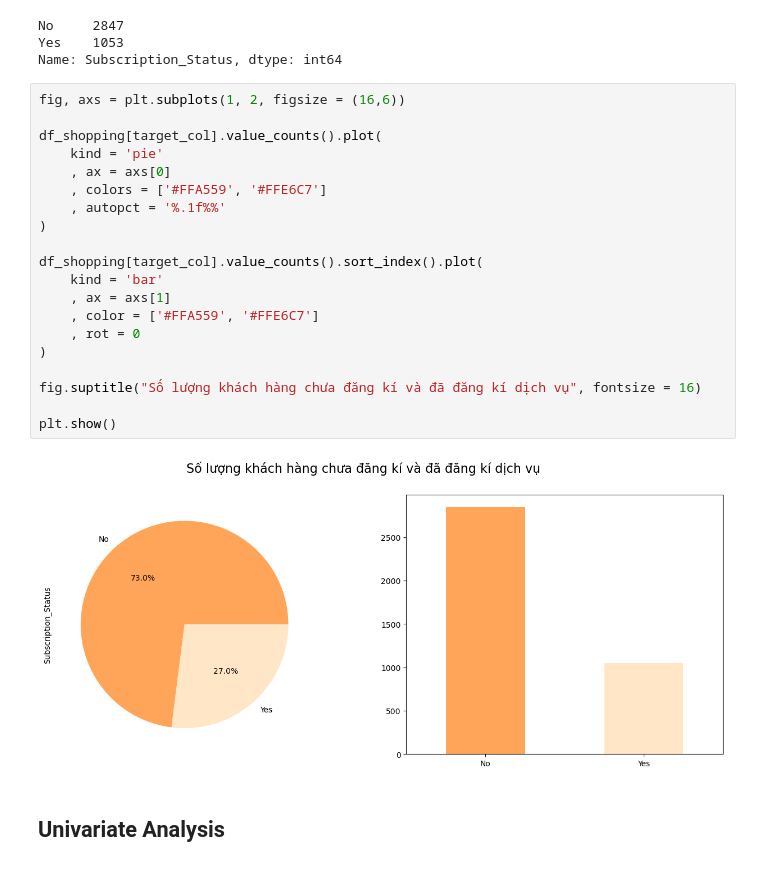
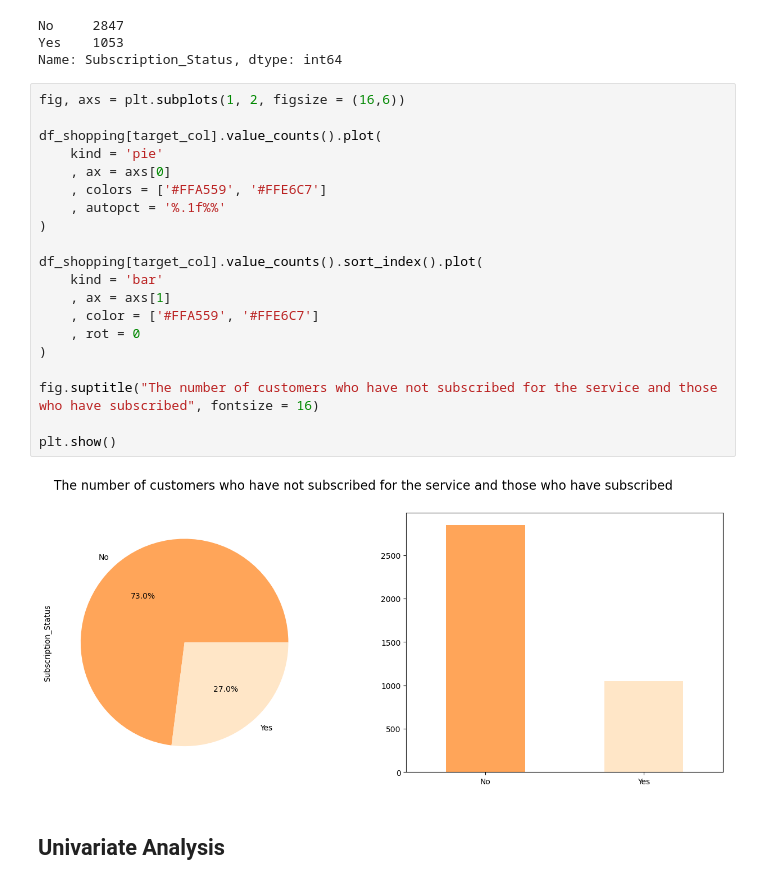
Before and after one commit to dieulinhng/Customer-Subscription-Prediction, a Jupyter notebook: shopping.ipynb, the cells around one changed output. Cells and saved outputs as stored; diff of their text form.

```diff
--- a/shopping.ipynb
+++ b/shopping.ipynb
@@ -250,25 +255,25 @@ Name: Subscription_Status, dtype: int64
 # %%
 fig, axs = plt.subplots(1, 2, figsize = (16,6))
 
 df_shopping[target_col].value_counts().plot(
     kind = 'pie'
     , ax = axs[0]
     , colors = ['#FFA559', '#FFE6C7']
     , autopct = '%.1f%%'
 )
 
 df_shopping[target_col].value_counts().sort_index().plot(
     kind = 'bar'
     , ax = axs[1]
     , color = ['#FFA559', '#FFE6C7']
     , rot = 0
 )
 
-fig.suptitle("Số lượng khách hàng chưa đăng kí và đã đăng kí dịch vụ", fontsize = 16)
+fig.suptitle("The number of customers who have not subscribed for the service and those who have subscribed", fontsize = 16)
 
 plt.show()
 # %% [output]
-[figure, old version]
+[figure, new version]
 # %% [markdown]
 ## Univariate Analysis
 # %% [markdown]
```
Also changed, not shown: parts of 74 cells of this notebook, 6 other files.
